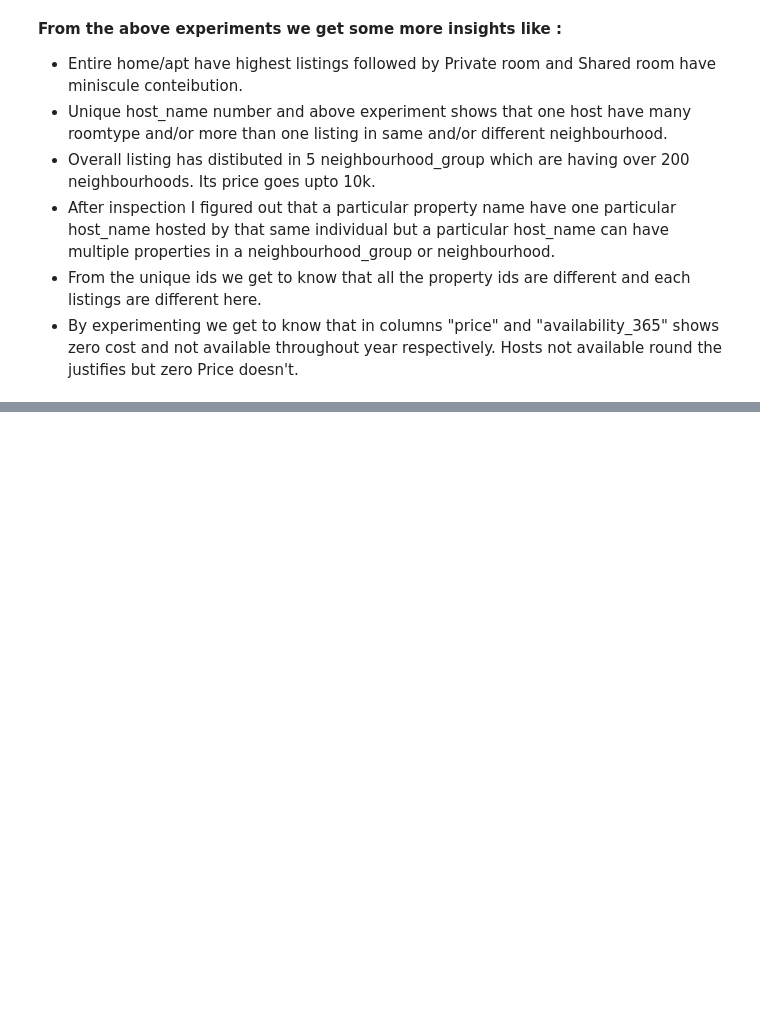
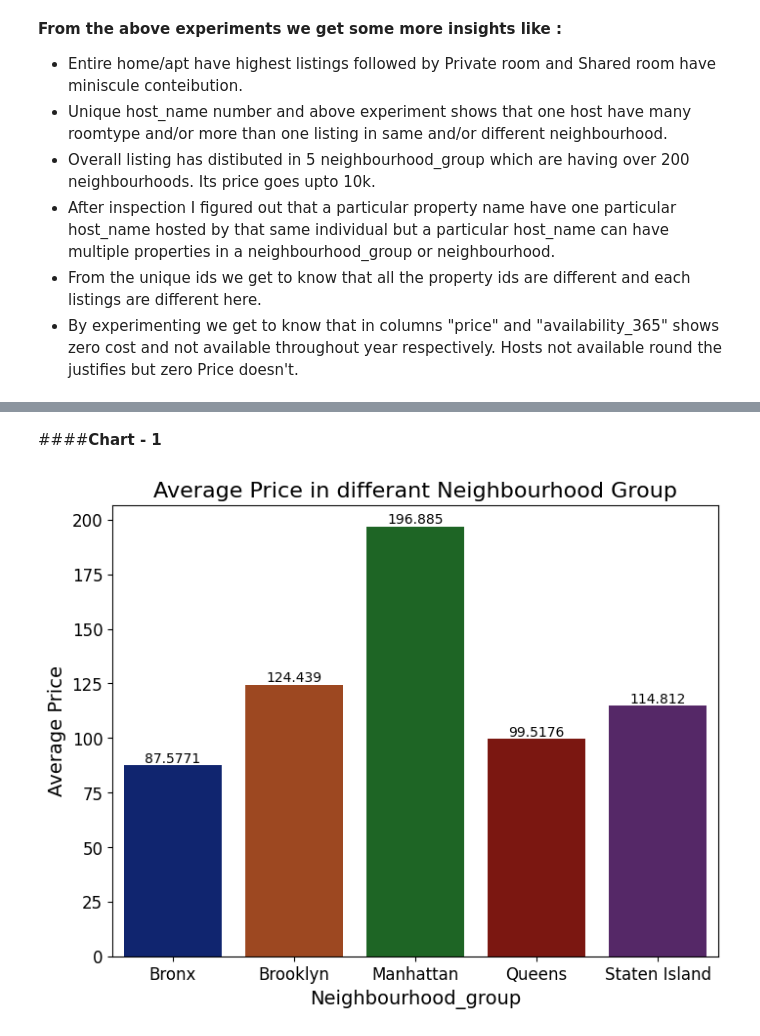
Before and after one commit to shubhpjoshi/EDA_Airbnb_project, a Jupyter notebook: SJ_|_EDA_project_airbnb_booking_analysis.ipynb, the cells around one changed output, grey strips where cells are left out. Cells and saved outputs as stored; diff of their text form; code cells hidden in the pictures; blank space fills up the shorter version.

```diff
--- a/SJ_|_EDA_project_airbnb_booking_analysis.ipynb
+++ b/SJ_|_EDA_project_airbnb_booking_analysis.ipynb
@@ -46,5 +39,5 @@ from datetime import datetime
 # %%
 # Loading Dataset
-
-file_path = '/content/Airbnb NYC 2019 (2).csv'
+drive.mount('/content/drive')
+file_path = '/content/drive/MyDrive/Airbnb NYC 2019 (3).csv'
 airbnb_df = pd.read_csv(file_path)
@@ -371,0 +383,20 @@ memory usage: 5.6+ MB
+# %% [markdown]
+####**Chart - 1**
+# %%
+# chart 1 visulization code
+# calculate the average price of neighbourhood group
+avg_price = airbnb_df.groupby(['neighbourhood_group'])['price'].mean().reset_index()
+
+# create a bar plot using seaborn
+
+plt.figure(figsize = (8, 6))
+prefer = sns.barplot(data = avg_price, x = 'neighbourhood_group',y ='price', palette='dark')
+lebel = prefer.bar_label(prefer.containers[0])
+plt.xlabel('Neighbourhood_group',fontsize = 14)
+plt.ylabel('Average Price',fontsize = 14)
+plt.title('Average Price in differant Neighbourhood Group',fontsize = 16)
+plt.yticks(fontsize = 12)
+plt.xticks(fontsize = 12)
+plt.show()
+# %% [output]
+[figure, added]
```
Also changed, not shown: parts of 93 cells of this notebook.
